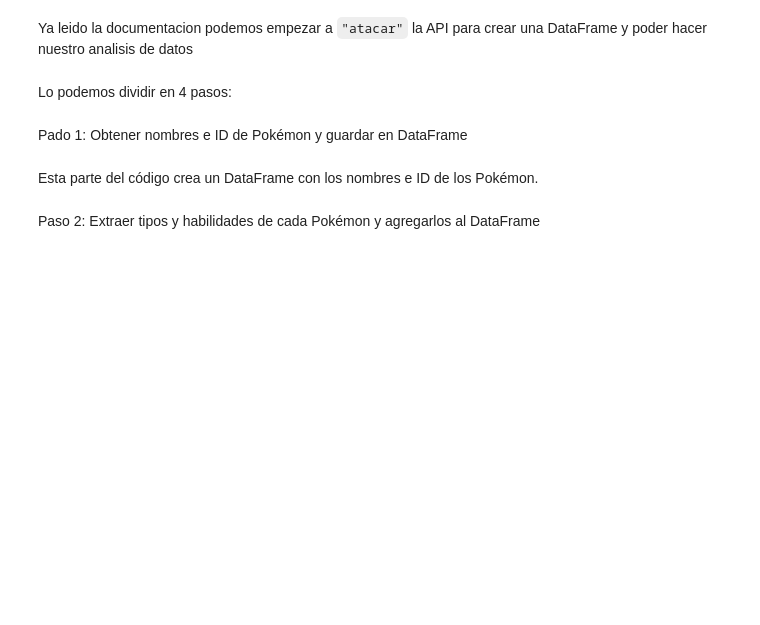
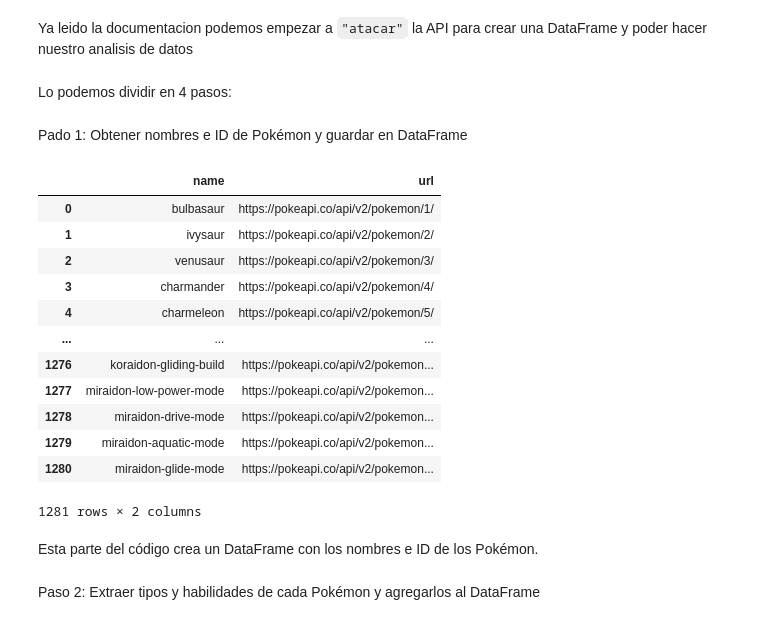
Before and after one commit to tonilocust/Data_Analyst, a Jupyter notebook: 3-API/Teoría/API.ipynb, the cells around one changed output. Saved outputs shown, nothing was run; the diff lists cells and outputs as text; code cells hidden in the pictures; blank space fills up the shorter version.

```diff
--- a/3-API/Teoría/API.ipynb
+++ b/3-API/Teoría/API.ipynb
@@ -105,15 +112,28 @@ import pandas as pd
-# %%
-url = "https://pokeapi.co/api/v2/pokemon?limit=2000"
-response = requests.get(url)
-data = response.json()
-pokemons = data["results"]
-
-pokemon_df = pd.DataFrame(columns=["id", "name"])
-
-for index, pokemon in enumerate(pokemons, start=1):
-    pokemon_df = pokemon_df.append({"id": index, "name": pokemon["name"]}, ignore_index=True)
-
-pokemon_df.head()
+# %%
+# Paso 1: Obtener la lista de todos los Pokémon
+url = "https://pokeapi.co/api/v2/pokemon?limit=2000"
+response = requests.get(url)
+data = response.json()
+
+# Crear una lista de diccionarios con el nombre y la URL de cada Pokémon
+pokemon_list = [{"name": pokemon["name"], "url": pokemon["url"]} for pokemon in data["results"]]
+
+pokemon_df = pd.DataFrame(pokemon_list)
+pokemon_df
+# %% [output]
+|  | name | url |
+| 0 | bulbasaur | https://pokeapi.co/api/v2/pokemon/1/ |
+| 1 | ivysaur | https://pokeapi.co/api/v2/pokemon/2/ |
+| 2 | venusaur | https://pokeapi.co/api/v2/pokemon/3/ |
+| 3 | charmander | https://pokeapi.co/api/v2/pokemon/4/ |
+| 4 | charmeleon | https://pokeapi.co/api/v2/pokemon/5/ |
+| ... | ... | ... |
+| 1276 | koraidon-gliding-build | https://pokeapi.co/api/v2/pokemon... |
+| 1277 | miraidon-low-power-mode | https://pokeapi.co/api/v2/pokemon... |
+| 1278 | miraidon-drive-mode | https://pokeapi.co/api/v2/pokemon... |
+| 1279 | miraidon-aquatic-mode | https://pokeapi.co/api/v2/pokemon... |
+| 1280 | miraidon-glide-mode | https://pokeapi.co/api/v2/pokemon... |
+1281 rows × 2 columns
 # %% [markdown]
 Esta parte del código crea un DataFrame con los nombres e ID de los Pokémon.
 # %% [markdown]
```
Also changed, not shown: parts of 28 cells of this notebook.
